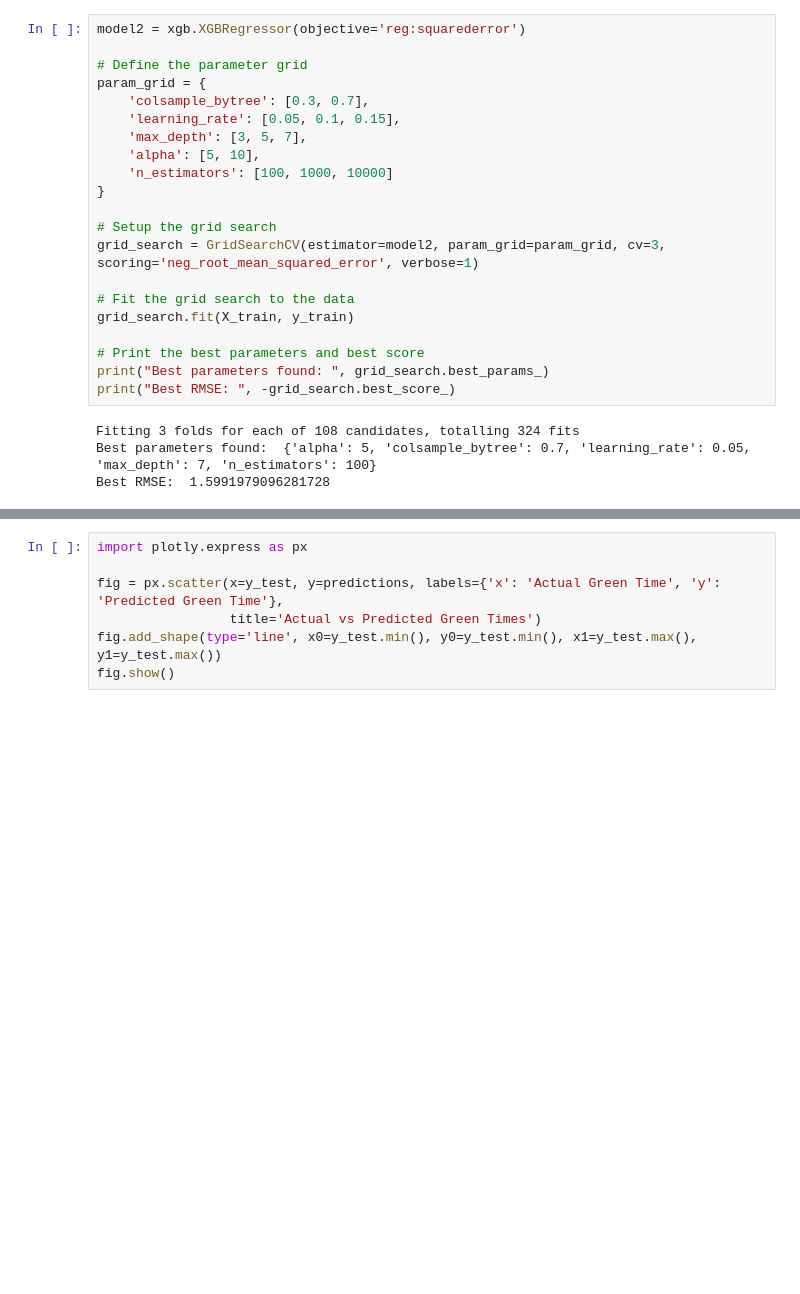
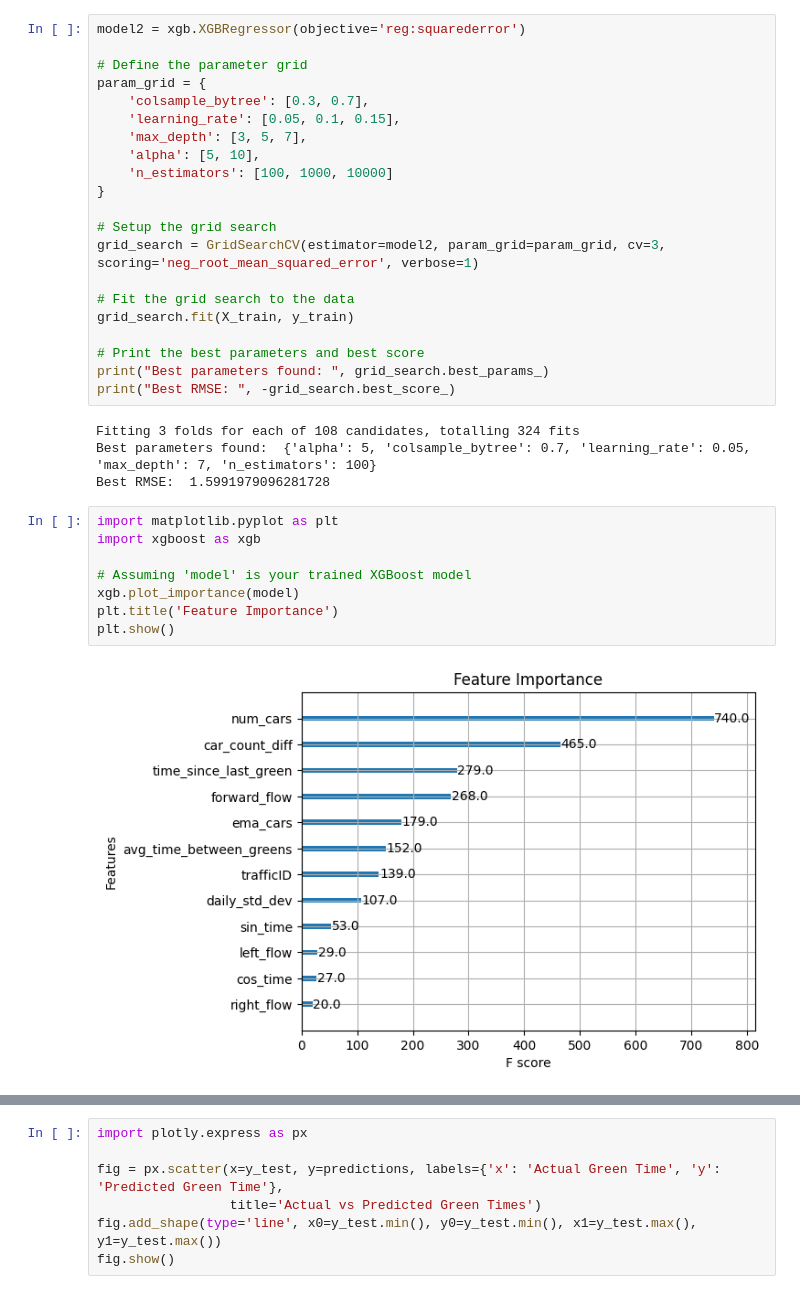
Before and after one commit to Ahmad142300/AdaptiveTrafficLightSystem, a Jupyter notebook: deep_rl.ipynb, the cells around one changed output, grey strips where cells are left out. Drawn from its saved outputs; the diff is of its cells as text; blank space fills up the shorter version.

```diff
--- a/deep_rl.ipynb
+++ b/deep_rl.ipynb
@@ -223,6 +243,16 @@ print("Best RMSE: ", -grid_search.best_score_)
 Fitting 3 folds for each of 108 candidates, totalling 324 fits
 Best parameters found:  {'alpha': 5, 'colsample_bytree': 0.7, 'learning_rate': 0.05, 'max_depth': 7, 'n_estimators': 100}
 Best RMSE:  1.5991979096281728
+# %%
+import matplotlib.pyplot as plt
+import xgboost as xgb
+
+# Assuming 'model' is your trained XGBoost model
+xgb.plot_importance(model)
+plt.title('Feature Importance')
+plt.show()
+# %% [output]
+[figure, added]
 # %%
 # Assuming `predictions` are stored in `predictions` and `y_test` are the actual values
 plt.figure(figsize=(10, 6))
```
Also changed, not shown: parts of 6 cells of this notebook.
